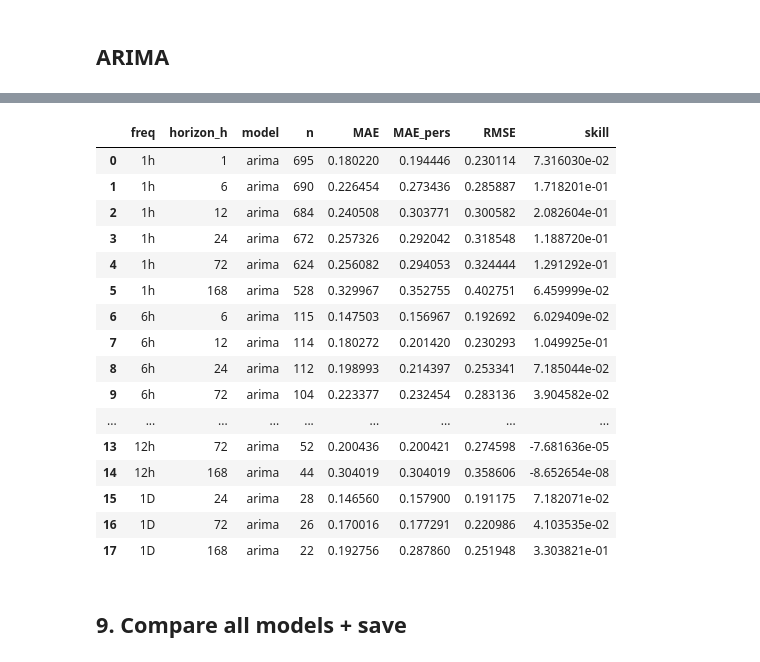
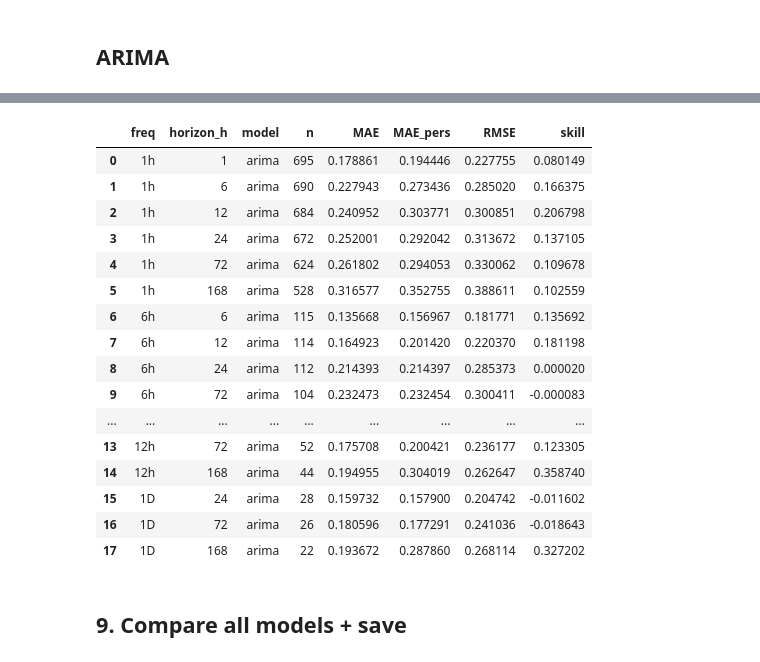
Before and after one commit to fadilaha/Sentiment-Forecast, a Jupyter notebook: sentiment_forecast.ipynb, the cells around one changed output, grey strips where cells are left out. Drawn from its saved outputs; the diff is of its cells as text; code cells hidden in the pictures.

```diff
--- a/sentiment_forecast.ipynb
+++ b/sentiment_forecast.ipynb
@@ -1192,8 +1299,10 @@ ARIMA_ORDER = (1, 1, 1)
 # %%
-# Train and Forecast ARIMA
-def run_arima(name, order=(1, 1, 1)):
+# TRAIN AND FORECAST ARIMA
+
+def run_arima(name):
 
     rows = []
+    ARIMA_SELECTED = {}
 
     for fq, D in DATA.items():
 
@@ -1201,19 +1310,35 @@ def run_arima(name, order=(1, 1, 1)):
         T = D['T']
         max_steps = max(D['steps'])
 
-        for fs, test_orig, train_end in D['folds']:
+        for fold_id, (fs, test_orig, train_end) in enumerate(D['folds']):
 
             # Initial training data
             y_train = y[:train_end]
 
-            # ARIMA requires sufficient historical observations
             if len(y_train) < 30:
                 continue
 
             if not np.isfinite(y_train).all():
                 continue
 
-            # Fit ARIMA using training data only
+            # Select ARIMA order using training data only
+            order, bic = select_arima_order(y_train)
+
+            if order is None:
+                print(f'ARIMA {fq}, fold {fold_id}: no valid model')
+                continue
+
+            ARIMA_SELECTED[(fq, fold_id)] = {
+                'order': order,
+                'bic': bic
+            }
+
+            print(
+                f'ARIMA {fq}, fold {fold_id}: '
+                f'order={order}, BIC={bic:.2f}'
+            )
+
+            # Fit the selected ARIMA model
             with warnings.catch_warnings():
                 warnings.simplefilter("ignore")
 
@@ -1245,7 +1370,7 @@ def run_arima(name, order=(1, 1, 1)):
 
                     last_end = origin + 1
 
-                # Forecast all required steps
+                # Generate multi-step forecast
                 with warnings.catch_warnings():
                     warnings.simplefilter("ignore")
 
@@ -1254,7 +1379,7 @@ def run_arima(name, order=(1, 1, 1)):
                         dtype=float
                     )
 
-                # Store predictions for each forecasting horizon
+                # Store predictions
                 for s in D['steps']:
 
                     if origin + s >= T:
@@ -1276,12 +1401,16 @@ def run_arima(name, order=(1, 1, 1)):
                             np.array([y_pred])
                         )
                     )
+
+    global ARIMA_SELECTED_MODELS
+    ARIMA_SELECTED_MODELS = ARIMA_SELECTED
+
+    if not rows:
+        raise ValueError("No valid ARIMA forecasts were generated.")
+
     return pd.concat(rows, ignore_index=True)
 # %%
-PRED['arima'] = run_arima(
-    'arima',
-    order=ARIMA_ORDER
-)
+PRED['arima'] = run_arima('arima')
 
 show('arima')
 # %% [output]
@@ -1297,20 +1434,20 @@ horizon_h
 |  | freq | horizon_h | model | n | MAE | MAE_pers | RMSE | skill |
-| 0 | 1h | 1 | arima | 695 | 0.180220 | 0.194446 | 0.230114 | 7.316030e-02 |
-| 1 | 1h | 6 | arima | 690 | 0.226454 | 0.273436 | 0.285887 | 1.718201e-01 |
-| 2 | 1h | 12 | arima | 684 | 0.240508 | 0.303771 | 0.300582 | 2.082604e-01 |
-| 3 | 1h | 24 | arima | 672 | 0.257326 | 0.292042 | 0.318548 | 1.188720e-01 |
-| 4 | 1h | 72 | arima | 624 | 0.256082 | 0.294053 | 0.324444 | 1.291292e-01 |
-| 5 | 1h | 168 | arima | 528 | 0.329967 | 0.352755 | 0.402751 | 6.459999e-02 |
-| 6 | 6h | 6 | arima | 115 | 0.147503 | 0.156967 | 0.192692 | 6.029409e-02 |
-| 7 | 6h | 12 | arima | 114 | 0.180272 | 0.201420 | 0.230293 | 1.049925e-01 |
-| 8 | 6h | 24 | arima | 112 | 0.198993 | 0.214397 | 0.253341 | 7.185044e-02 |
-| 9 | 6h | 72 | arima | 104 | 0.223377 | 0.232454 | 0.283136 | 3.904582e-02 |
+| 0 | 1h | 1 | arima | 695 | 0.178861 | 0.194446 | 0.227755 | 0.080149 |
+| 1 | 1h | 6 | arima | 690 | 0.227943 | 0.273436 | 0.285020 | 0.166375 |
+| 2 | 1h | 12 | arima | 684 | 0.240952 | 0.303771 | 0.300851 | 0.206798 |
+| 3 | 1h | 24 | arima | 672 | 0.252001 | 0.292042 | 0.313672 | 0.137105 |
+| 4 | 1h | 72 | arima | 624 | 0.261802 | 0.294053 | 0.330062 | 0.109678 |
+| 5 | 1h | 168 | arima | 528 | 0.316577 | 0.352755 | 0.388611 | 0.102559 |
+| 6 | 6h | 6 | arima | 115 | 0.135668 | 0.156967 | 0.181771 | 0.135692 |
+| 7 | 6h | 12 | arima | 114 | 0.164923 | 0.201420 | 0.220370 | 0.181198 |
+| 8 | 6h | 24 | arima | 112 | 0.214393 | 0.214397 | 0.285373 | 0.000020 |
+| 9 | 6h | 72 | arima | 104 | 0.232473 | 0.232454 | 0.300411 | -0.000083 |
 | ... | ... | ... | ... | ... | ... | ... | ... | ... |
-| 13 | 12h | 72 | arima | 52 | 0.200436 | 0.200421 | 0.274598 | -7.681636e-05 |
-| 14 | 12h | 168 | arima | 44 | 0.304019 | 0.304019 | 0.358606 | -8.652654e-08 |
-| 15 | 1D | 24 | arima | 28 | 0.146560 | 0.157900 | 0.191175 | 7.182071e-02 |
-| 16 | 1D | 72 | arima | 26 | 0.170016 | 0.177291 | 0.220986 | 4.103535e-02 |
-| 17 | 1D | 168 | arima | 22 | 0.192756 | 0.287860 | 0.251948 | 3.303821e-01 |
+| 13 | 12h | 72 | arima | 52 | 0.175708 | 0.200421 | 0.236177 | 0.123305 |
+| 14 | 12h | 168 | arima | 44 | 0.194955 | 0.304019 | 0.262647 | 0.358740 |
+| 15 | 1D | 24 | arima | 28 | 0.159732 | 0.157900 | 0.204742 | -0.011602 |
+| 16 | 1D | 72 | arima | 26 | 0.180596 | 0.177291 | 0.241036 | -0.018643 |
+| 17 | 1D | 168 | arima | 22 | 0.193672 | 0.287860 | 0.268114 | 0.327202 |
 # %% [markdown]
 ## 9. Compare all models + save
 # %%
```
Also changed, not shown: parts of 20 cells of this notebook.
